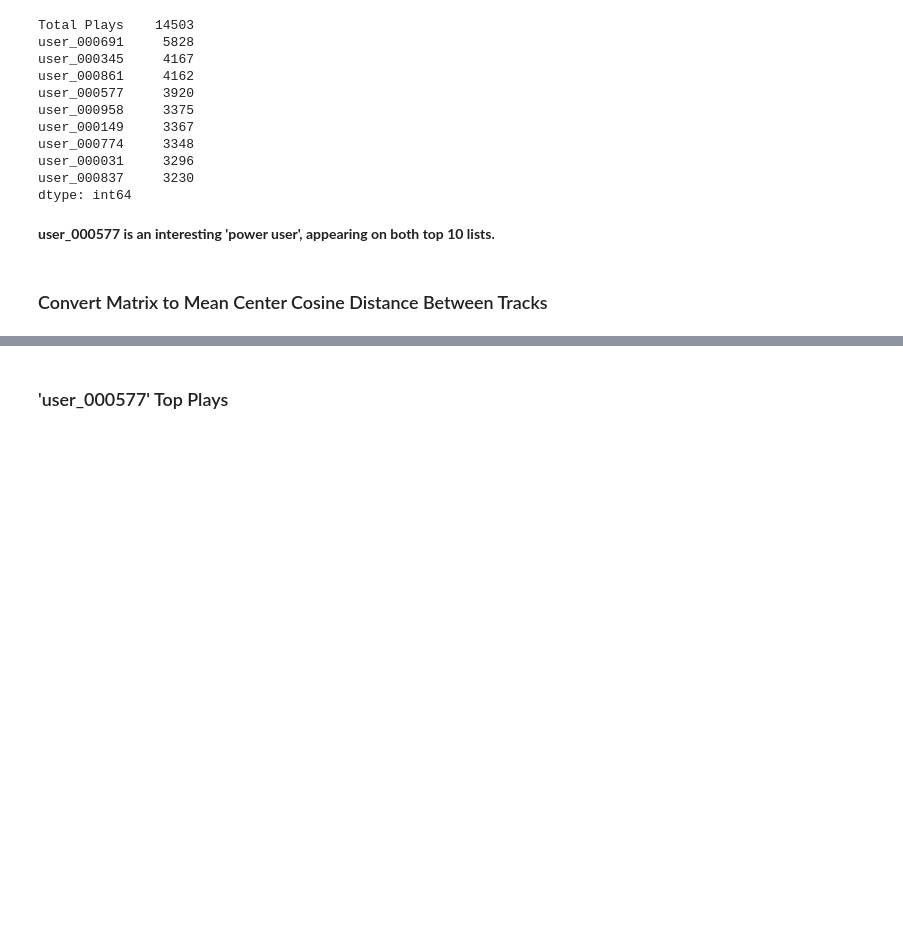
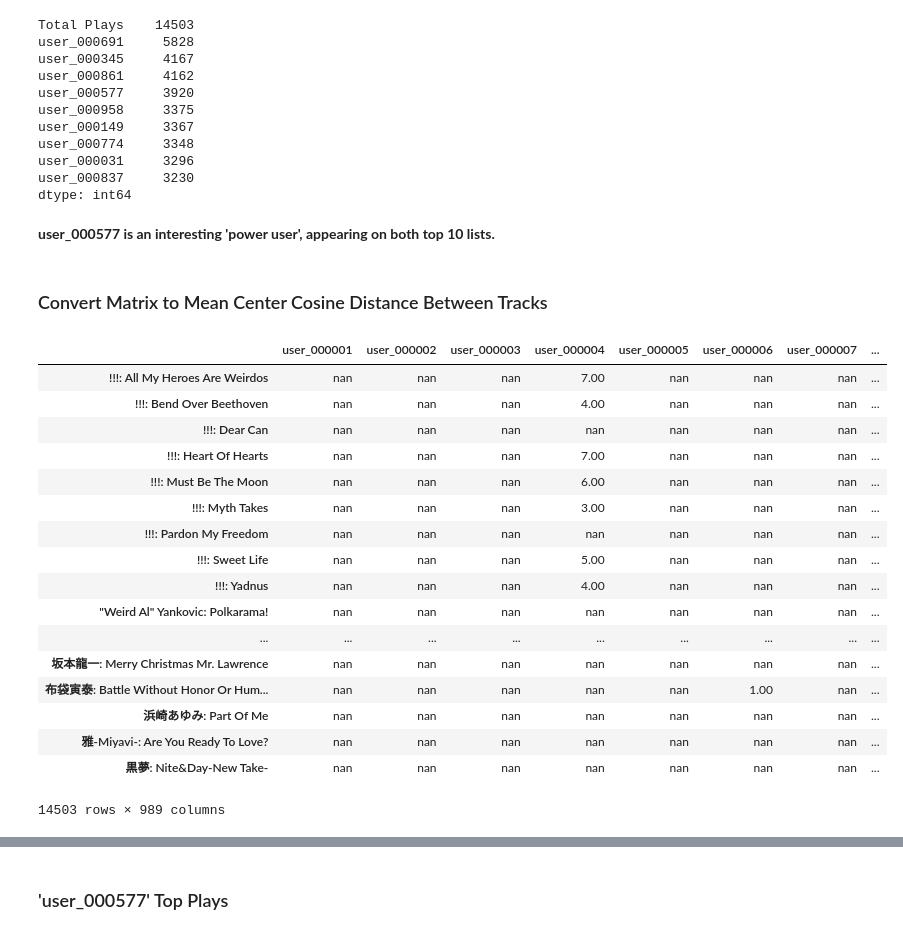
Before and after one commit to ConnorTPhoenix/DSI---Capstone-Project, a Jupyter notebook: Collaborative Filtering Model.ipynb, the cells around one changed output, grey strips where cells are left out. Saved outputs shown, nothing was run; the diff lists cells and outputs as text; code cells hidden in the pictures; blank space fills up the shorter version.

```diff
--- a/Collaborative Filtering Model.ipynb
+++ b/Collaborative Filtering Model.ipynb
@@ -118 +120,22 @@ dtype: int64
+# %%
+matrix
+# %% [output]
+|  | user_000001 | user_000002 | user_000003 | user_000004 | user_000005 | user_000006 | user_000007 | ... |
+| !!!: All My Heroes Are Weirdos | nan | nan | nan | 7.00 | nan | nan | nan | ... |
+| !!!: Bend Over Beethoven | nan | nan | nan | 4.00 | nan | nan | nan | ... |
+| !!!: Dear Can | nan | nan | nan | nan | nan | nan | nan | ... |
+| !!!: Heart Of Hearts | nan | nan | nan | 7.00 | nan | nan | nan | ... |
+| !!!: Must Be The Moon | nan | nan | nan | 6.00 | nan | nan | nan | ... |
+| !!!: Myth Takes | nan | nan | nan | 3.00 | nan | nan | nan | ... |
+| !!!: Pardon My Freedom | nan | nan | nan | nan | nan | nan | nan | ... |
+| !!!: Sweet Life | nan | nan | nan | 5.00 | nan | nan | nan | ... |
+| !!!: Yadnus | nan | nan | nan | 4.00 | nan | nan | nan | ... |
+| "Weird Al" Yankovic: Polkarama! | nan | nan | nan | nan | nan | nan | nan | ... |
+| ... | ... | ... | ... | ... | ... | ... | ... | ... |
+| 坂本龍一: Merry Christmas Mr. Lawrence | nan | nan | nan | nan | nan | nan | nan | ... |
+| 布袋寅泰: Battle Without Honor Or Hum... | nan | nan | nan | nan | nan | 1.00 | nan | ... |
+| 浜崎あゆみ: Part Of Me | nan | nan | nan | nan | nan | nan | nan | ... |
+| 雅-Miyavi-: Are You Ready To Love? | nan | nan | nan | nan | nan | nan | nan | ... |
+| 黒夢: Nite&Day-New Take- | nan | nan | nan | nan | nan | nan | nan | ... |
+14503 rows × 989 columns
 # %%
```
Also changed, not shown: parts of 17 cells of this notebook, 10 other files.
